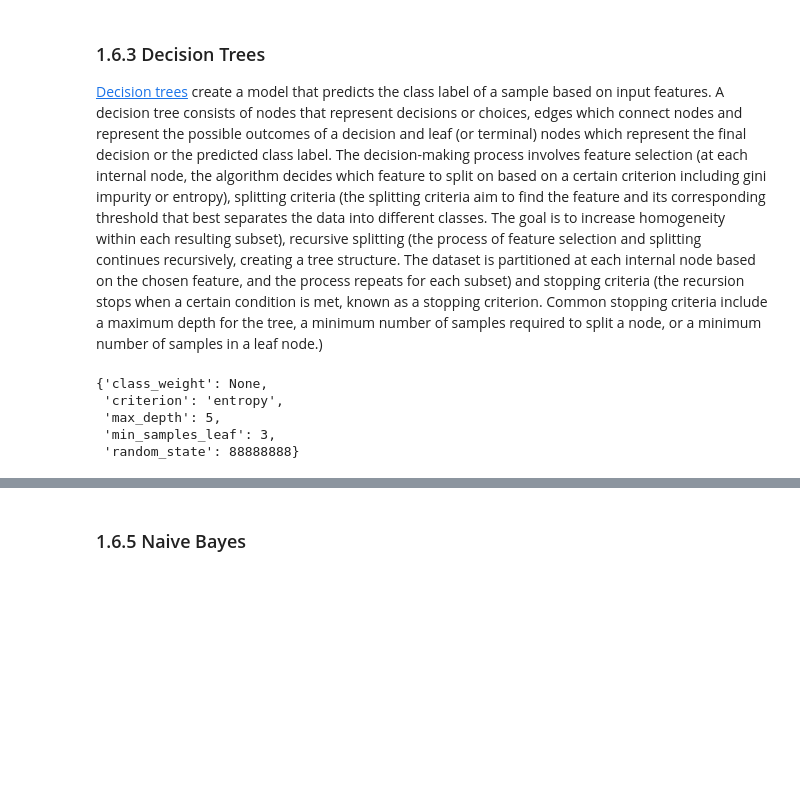
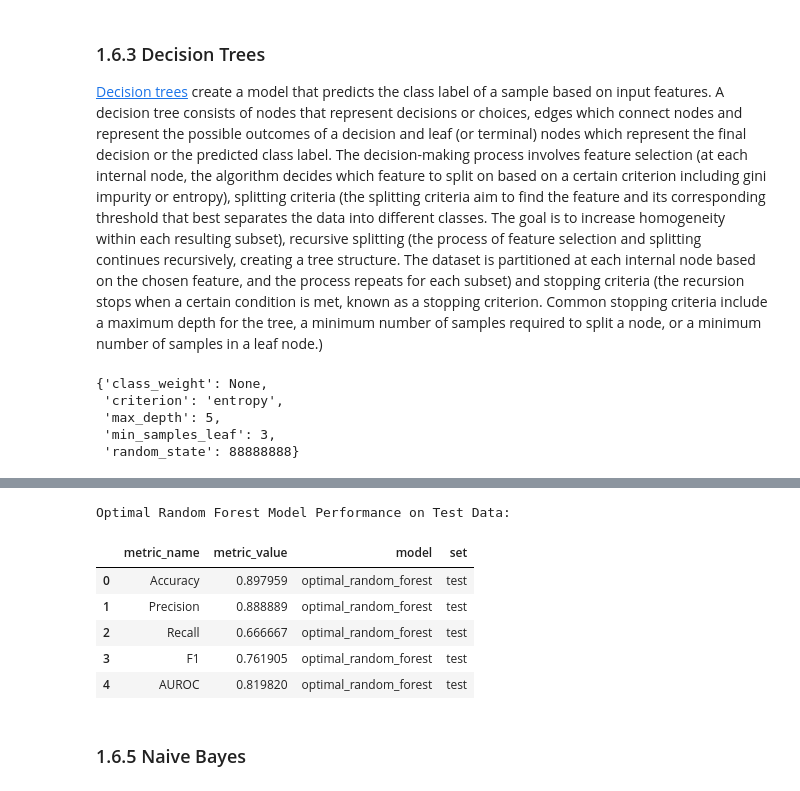
Before and after one commit to JohnPaulinePineda/Supervised-Machine-Learning-Classification-Final-Assignment, a Jupyter notebook: ClassificationForMachineLearning_FinalAssignment.ipynb, the cells around one changed output, grey strips where cells are left out. Cells and saved outputs as stored; diff of their text form; code cells hidden in the pictures; blank space fills up the shorter version.

```diff
--- a/ClassificationForMachineLearning_FinalAssignment.ipynb
+++ b/ClassificationForMachineLearning_FinalAssignment.ipynb
@@ -2196,3 +2268,26 @@ Optimal Logistic Regression Model Performance on Test Data:
+# %%
+##################################
+# Evaluating the optimal Random Forest model
+# on the test set
+##################################
+optimal_random_forest_y_hat_test = optimal_random_forest.predict(X_test)
+
+##################################
+# Gathering the model evaluation metrics
+##################################
+optimal_random_forest_performance_test = model_performance_evaluation(y_test, optimal_random_forest_y_hat_test)
+optimal_random_forest_performance_test['model'] = ['optimal_random_forest'] * 5
+optimal_random_forest_performance_test['set'] = ['test'] * 5
+print('Optimal Random Forest Model Performance on Test Data: ')
+display(optimal_random_forest_performance_test)
+# %% [output]
+Optimal Random Forest Model Performance on Test Data:
+|  | metric_name | metric_value | model | set |
+| 0 | Accuracy | 0.897959 | optimal_random_forest | test |
+| 1 | Precision | 0.888889 | optimal_random_forest | test |
+| 2 | Recall | 0.666667 | optimal_random_forest | test |
+| 3 | F1 | 0.761905 | optimal_random_forest | test |
+| 4 | AUROC | 0.819820 | optimal_random_forest | test |
 # %% [markdown]
 ### 1.6.5 Naive Bayes <a class="anchor" id="1.6.5"></a>
 # %% [markdown]
```
Also changed, not shown: parts of 8 cells of this notebook.
